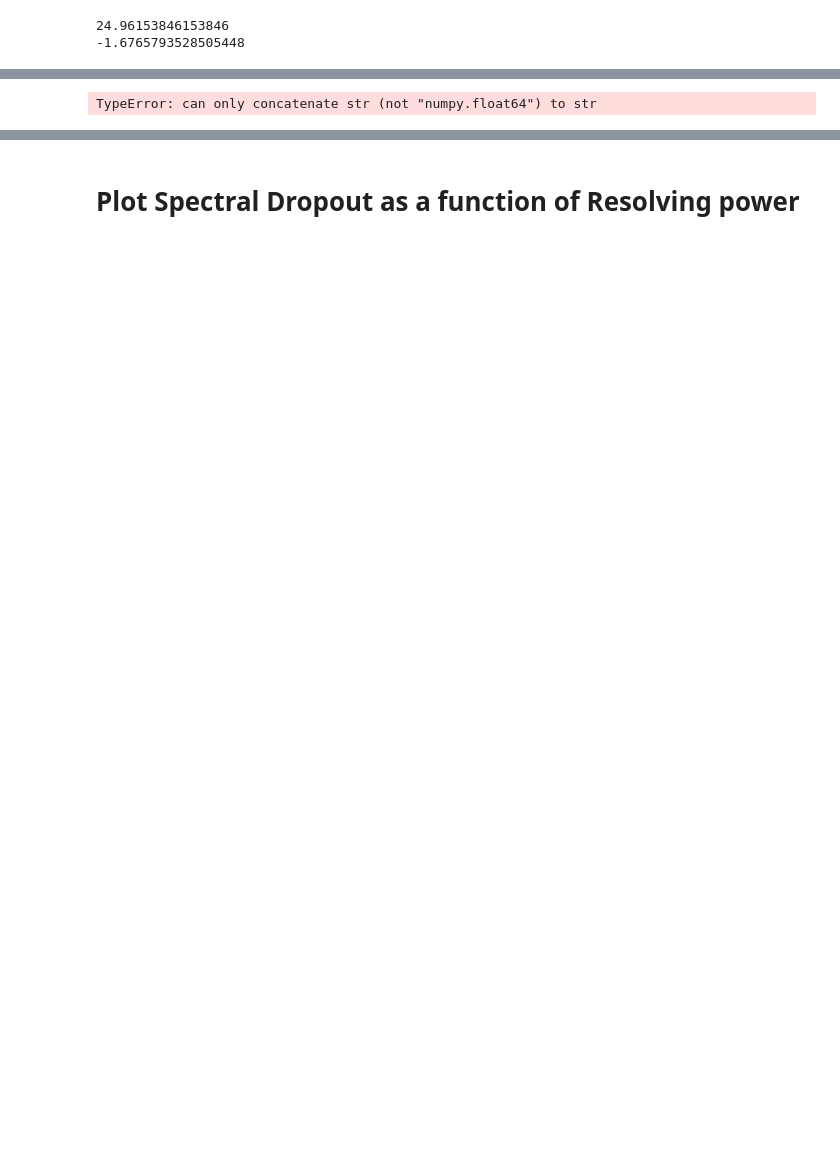
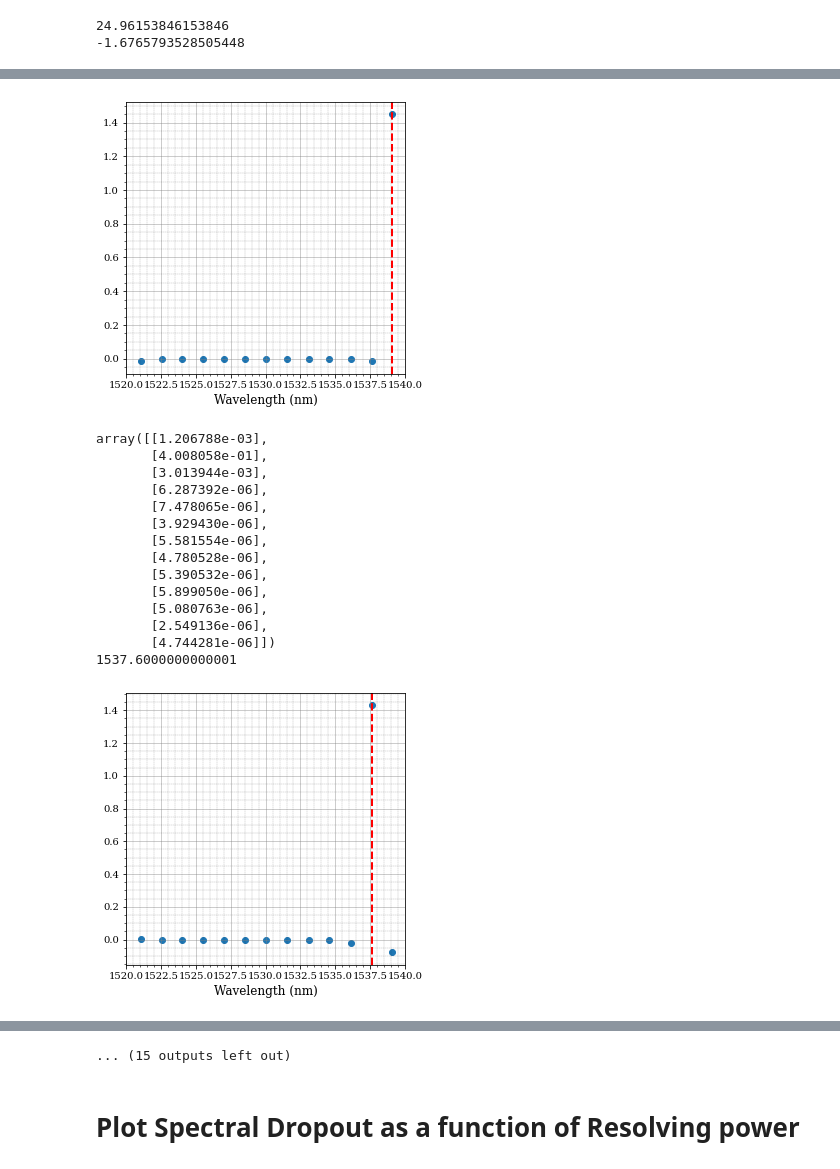
Before and after one commit to MarcosP7635/2021_SURF_Marcos_Perez, a Jupyter notebook: Plot_Simulation_Data_Edited.ipynb, the cells around one changed output, grey strips where cells are left out. Drawn from its saved outputs; the diff is of its cells as text; code cells hidden in the pictures; blank space fills up the shorter version.

Commit message:
plotted deconvolved spectrum

```diff
--- a/Plot_Simulation_Data_Edited.ipynb
+++ b/Plot_Simulation_Data_Edited.ipynb
@@ -662,7 +662,7 @@ print((df.iloc[0,0]-df.iloc[df.shape[0]-1,0])*26/df.shape[0])
 I'll just integrate the transmission around each peak from peak-.7nm to peak+.7nm
 then make that into square matrix, invert it, and then I'll have the calibration matrix.
 I think this is equivalent to having an unnormalized emission line span from peak-3dBwidth to peak+3dBwidth
-How do I use this to make a 13x13 matrix? I need to compress each row by 50x. Hmm.
+Now this codeblock makes the calibration matrix
 '''
 from numpy.linalg import inv
 channels = 13
@@ -682,19 +682,49 @@ for channel in channel_array:
     calibration_matrix = calibration_matrix.rename(index = {channel-1 : str(np.around(peak_lam[0], 4))})
 #print(calibration_matrix)
 inverted_matrix = linalg.inv(calibration_matrix)
-pprint.pprint(inverted_matrix)
-op_power_norm_fib = np.array(df[str(1)])
-peak_ind, peak_lam, peak_power, peak_width, d_lam = find_3dB_width(lam, op_power_norm_fib, FSR)
-peak_lam = peak_lam[0]
-emission_line = Emission_line(peak_lam[0], .1, 1, "Rectangular", True, 0, 0)
-emission_line.calculate_power_vs_channels(channel_array)
-observation_matrix = np.array([emission_line.integrated_power])
-observation_matrix = observation_matrix.T
-pprint.pprint(observation_matrix)
-retrieved_spectrum = np.matmul(inverted_matrix, observation_matrix)
-retrieved_spectrum = pd.DataFrame(data = retrieved_spectrum, index = calibration_matrix.index)
-pprint.pprint(retrieved_spectrum)
-print("emission line centered at " + peak_lam[0])
+#pprint.pprint(inverted_matrix)
+
+def test_calibration_matrix(center_nanometer, offset):
+    emission_line = Emission_line(center_nanometer+offset, .1, 1, "Rectangular", True, 0, 0)
+    emission_line.calculate_power_vs_channels(channel_array)
+    observation_matrix = np.array([emission_line.integrated_power])
+    observation_matrix = observation_matrix.T
+    pprint.pprint(observation_matrix)
+    retrieved_spectrum = np.matmul(inverted_matrix, observation_matrix)
+    retrieved_spectrum = pd.DataFrame(data = retrieved_spectrum, index = calibration_matrix.index)
+    source_wavelengths = df.iloc[emission_line.row_indices_spanned,0]
+    source_wavelengths = source_wavelengths.to_numpy()
+    source_spectrum = pd.DataFrame(data = emission_line.source_power, index = source_wavelengths)
+    #pprint.pprint(retrieved_spectrum)
+    #pprint.pprint(source_spectrum)
+    #print(peak_lam[0]-2,peak_lam[len(peak_lam)-1]+2)
+    #plt.xlim(peak_lam[0]-2,peak_lam[len(peak_lam)-1]+10)
+    fig, ax = plt.subplots(figsize=(5,5))
+    ax = plt.gca() #get current axis
+    x = retrieved_spectrum.index
+    x = np.array(x, dtype = 'float')
+    y = retrieved_spectrum.iloc[0:retrieved_spectrum.shape[0]]
+    y = y.to_numpy()
+    ax.scatter(x, y)
+    print(center_nanometer+offset)
+    ax.axvline(x = center_nanometer+offset, linestyle='dashed', color = 'r', linewidth = 2)
+    ax.set_xlim(xmin = 1520, xmax = 1540)
+    ax.minorticks_on()
+    ax.tick_params(axis='y', which='both')
+    ax.tick_params(axis='y', which='minor')
+    ax.grid(which='minor', linestyle=':', linewidth='0.25', color='black')
+    ax.grid(which='major', color='grey', alpha=0.5)
+    ax.set_xlabel('Wavelength (nm)', fontsize=12)
+    plt.show()
+
+for channel in channel_array:
+    offset = 0
+    op_power_norm_fib = np.array(df[str(channel)])
+    peak_ind, peak_lam, peak_power, peak_width, d_lam = find_3dB_width(lam, op_power_norm_fib, FSR)
+    center_nanometer = peak_lam[0]
+    test_calibration_matrix(peak_lam[0], offset)
+
+
 '''
 for iteration in list(range(2, total_matrices+1)):
     square_matrix = df.iloc[channels*(iteration-1):channels*iteration, 1:channels+1]
@@ -730 +757,16 @@ array([[ 4.57684293e+00, -2.10255981e-01,  8.20420176e-03,
+[figure, added]
-TypeError: can only concatenate str (not "numpy.float64") to str
+array([[1.206788e-03],
+       [4.008058e-01],
+       [3.013944e-03],
+       [6.287392e-06],
+       [7.478065e-06],
+       [3.929430e-06],
+       [5.581554e-06],
+       [4.780528e-06],
+       [5.390532e-06],
+       [5.899050e-06],
+       [5.080763e-06],
+       [2.549136e-06],
+       [4.744281e-06]])
+1537.6000000000001
+[figure, added]
@@ -731,3 +833,4 @@ TypeError: can only concatenate str (not "numpy.float64") to str
+... (15 outputs left out)
 # %%
 #End of what Marcos has written for now
 # %%
```
Also changed, not shown: parts of 1 cell of this notebook, 1 other file.
